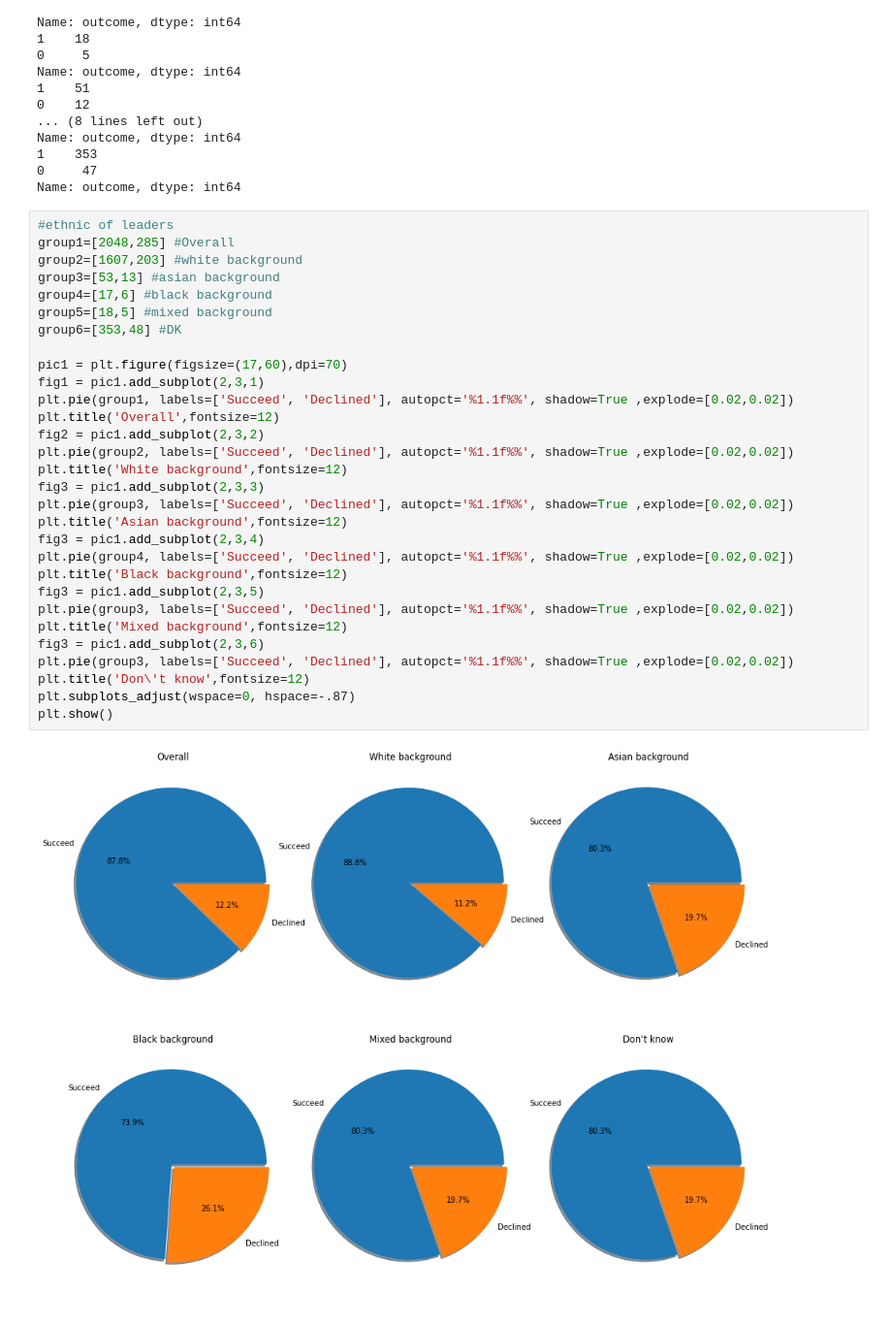
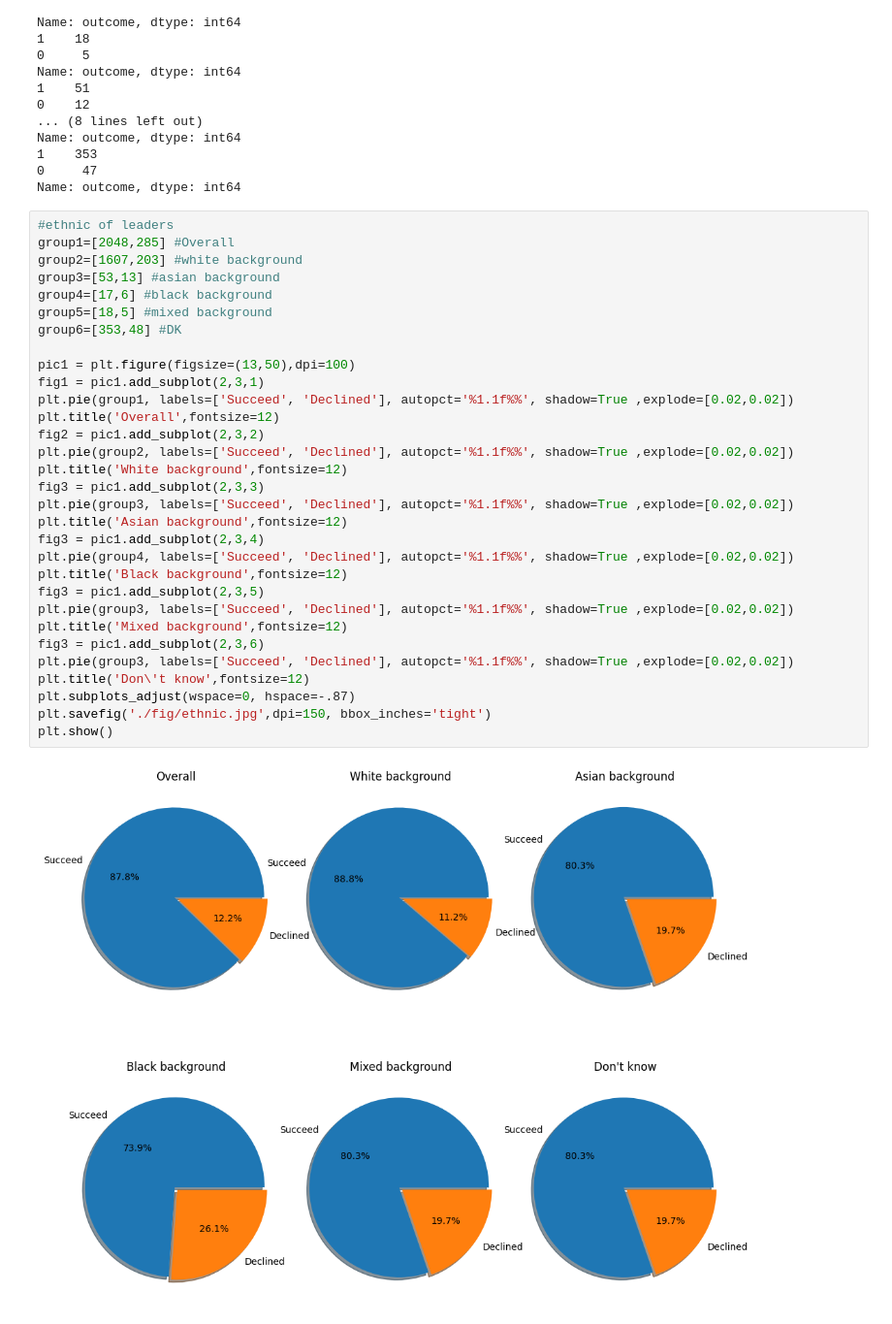
Before and after one commit to ZTianle/Fairness-in-credit-scoring, a Jupyter notebook: analysis/plotting.ipynb, the cells around one changed output. Shown at 97% size. Saved outputs shown, nothing was run; the diff lists cells and outputs as text.

```diff
--- a/analysis/plotting.ipynb
+++ b/analysis/plotting.ipynb
@@ -103,32 +152,33 @@ Name: outcome, dtype: int64
 # %%
 #ethnic of leaders
 group1=[2048,285] #Overall
 group2=[1607,203] #white background
 group3=[53,13] #asian background
 group4=[17,6] #black background
 group5=[18,5] #mixed background
 group6=[353,48] #DK
 
-pic1 = plt.figure(figsize=(17,60),dpi=70)
+pic1 = plt.figure(figsize=(13,50),dpi=100)
 fig1 = pic1.add_subplot(2,3,1)
 plt.pie(group1, labels=['Succeed', 'Declined'], autopct='%1.1f%%', shadow=True ,explode=[0.02,0.02])
 plt.title('Overall',fontsize=12)
 fig2 = pic1.add_subplot(2,3,2)
 plt.pie(group2, labels=['Succeed', 'Declined'], autopct='%1.1f%%', shadow=True ,explode=[0.02,0.02])
 plt.title('White background',fontsize=12)
 fig3 = pic1.add_subplot(2,3,3)
 plt.pie(group3, labels=['Succeed', 'Declined'], autopct='%1.1f%%', shadow=True ,explode=[0.02,0.02])
 plt.title('Asian background',fontsize=12)
 fig3 = pic1.add_subplot(2,3,4)
 plt.pie(group4, labels=['Succeed', 'Declined'], autopct='%1.1f%%', shadow=True ,explode=[0.02,0.02])
 plt.title('Black background',fontsize=12)
 fig3 = pic1.add_subplot(2,3,5)
 plt.pie(group3, labels=['Succeed', 'Declined'], autopct='%1.1f%%', shadow=True ,explode=[0.02,0.02])
 plt.title('Mixed background',fontsize=12)
 fig3 = pic1.add_subplot(2,3,6)
 plt.pie(group3, labels=['Succeed', 'Declined'], autopct='%1.1f%%', shadow=True ,explode=[0.02,0.02])
 plt.title('Don\'t know',fontsize=12)
 plt.subplots_adjust(wspace=0, hspace=-.87)
+plt.savefig('./fig/ethnic.jpg',dpi=150, bbox_inches='tight')
 plt.show()
 # %% [output]
-[figure, old version]
+[figure, new version]
```
Also changed, not shown: parts of 5 cells of this notebook, 3 other files.
